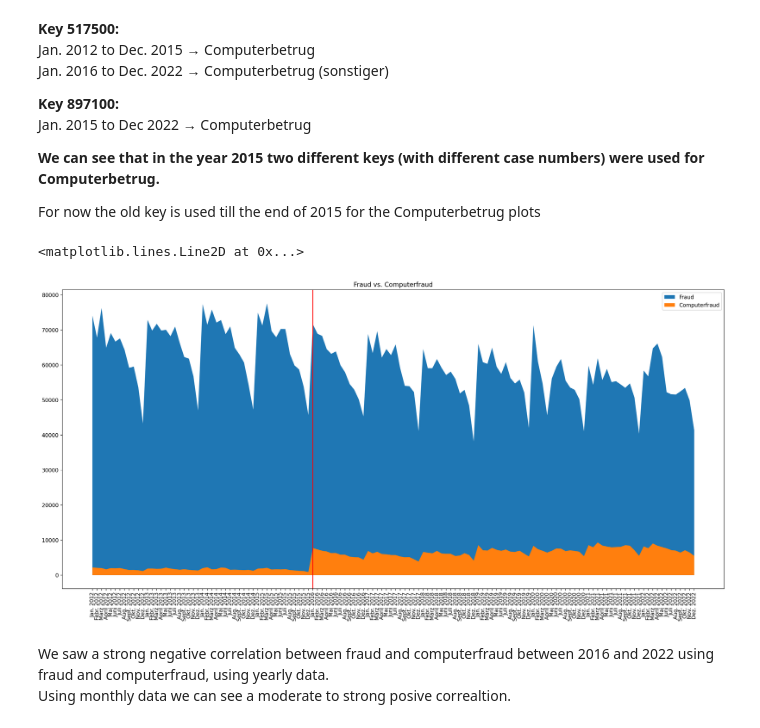
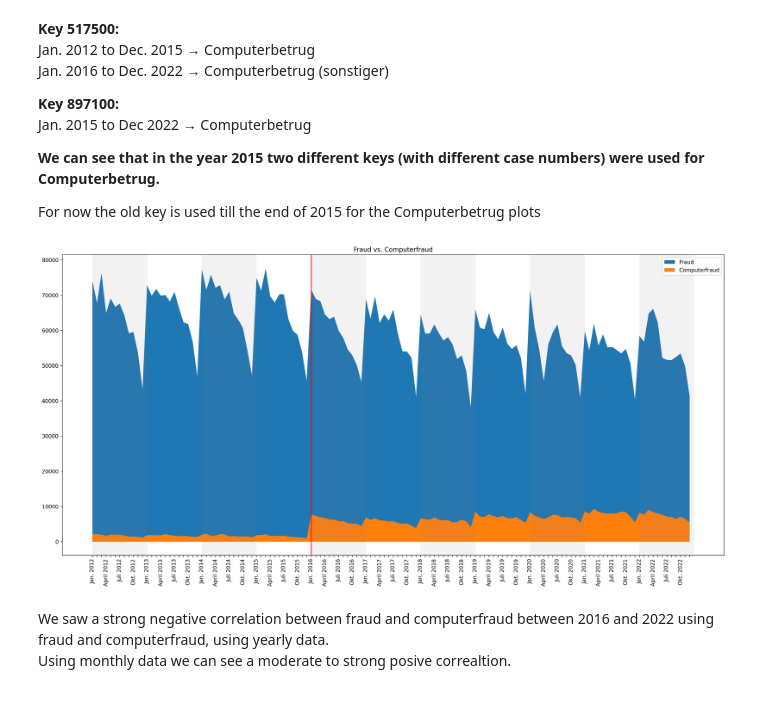
Before and after one commit to LukaslWeber/DataLit-Crime-Project, a Jupyter notebook: temporal_exploraton.ipynb, the cells around one changed output. Saved outputs shown, nothing was run; the diff lists cells and outputs as text; code cells hidden in the pictures.

```diff
--- a/temporal_exploraton.ipynb
+++ b/temporal_exploraton.ipynb
@@ -366,16 +366,26 @@ print(flat_computerbetrug_cases)
 # plot crimes
 fig, axs = plt.subplots(2, 1, figsize=(18, 18))
 axs[0].plot(x_labels_monthly, flat_betrug_cases)
-axs[0].set_title('Betrug from 2016 to 2022')
+axs[0].set_title('Fraud')
 axs[0].tick_params(axis='x', rotation=90)
-axs[0].grid(True)
 
 axs[1].plot(x_labels_monthly, flat_computerbetrug_cases)
-axs[1].set_title('Computerbetrug from 2016 to 2022')
+axs[1].set_title('Computerfraud')
 axs[1].tick_params(axis='x', rotation=90)
-axs[1].grid(True)
 
 axs[1].axvline(x='Jan. 2016', color='red')
+
+for i in [0, 1]:
+    # filtering x-labels
+    for ind, label in enumerate(axs[i].xaxis.get_ticklabels()):
+        if ind % 3 != 0:
+            label.set_visible(False)
+
+    # background shading
+    for ind, month in enumerate(x_labels_monthly):
+        if ind % 24 == 0:
+            axs[i].axvspan(ind, ind+12, facecolor='grey', alpha=0.1)
+            #axs.axvspan(ind+12, ind+12+12, facecolor='grey', alpha=0.2)
 # %% [output]
 [74084, 67799, 76251, 64905, 69094, 66670, 67562, 64319, 59157, 59526, 53566, 43278, 72846, 69803, 71740, 69816, 70047, 68197, 70935, 66316, 62246, 61802, 56726, 46998, 77336, 71453, 75792, 72096, 728 ...
 [2180, 2074, 1999, 1651, 1990, 1958, 2017, 1716, 1468, 1495, 1382, 1159, 1857, 1863, 1788, 1825, 2138, 1858, 1704, 1531, 1681, 1518, 1410, 1318, 1978, 2243, 1646, 1725, 2160, 2065, 1520, 1569, 1495, 1 ...
@@ -395,14 +404,26 @@ For now the old key is used till the end of 2015 for the Computerbetrug plots
 # %%
 fig, axs = plt.subplots(sharey=True, layout='constrained', figsize=(18,9))
 axs.fill_between(x_labels_monthly, flat_betrug_cases)
 axs.fill_between(x_labels_monthly,flat_computerbetrug_cases)
+
 axs.set(yscale='linear', title='Fraud vs. Computerfraud')
 axs.legend(['Fraud', 'Computerfraud'])
 axs.tick_params(axis='x', rotation=90)
 axs.axvline(x='Jan. 2016', color='red')
+
+
+# filtering x-labels
+for ind, label in enumerate(axs.xaxis.get_ticklabels()):
+    if ind % 3 != 0:
+        label.set_visible(False)
+
+# background shading
+for ind, month in enumerate(x_labels_monthly):
+    if ind % 24 == 0:
+        axs.axvspan(ind, ind+12, facecolor='grey', alpha=0.1)
+        #axs.axvspan(ind+12, ind+12+12, facecolor='grey', alpha=0.2)
 # %% [output]
-<matplotlib.lines.Line2D at 0x...>
-[figure, old version]
+[figure, new version]
 # %% [markdown]
 We saw a strong negative correlation between fraud and computerfraud between 2016 and 2022 using fraud and computerfraud, using yearly data.
 Using monthly data we can see a moderate to strong posive correaltion.
```
Also changed, not shown: parts of 4 cells of this notebook.
